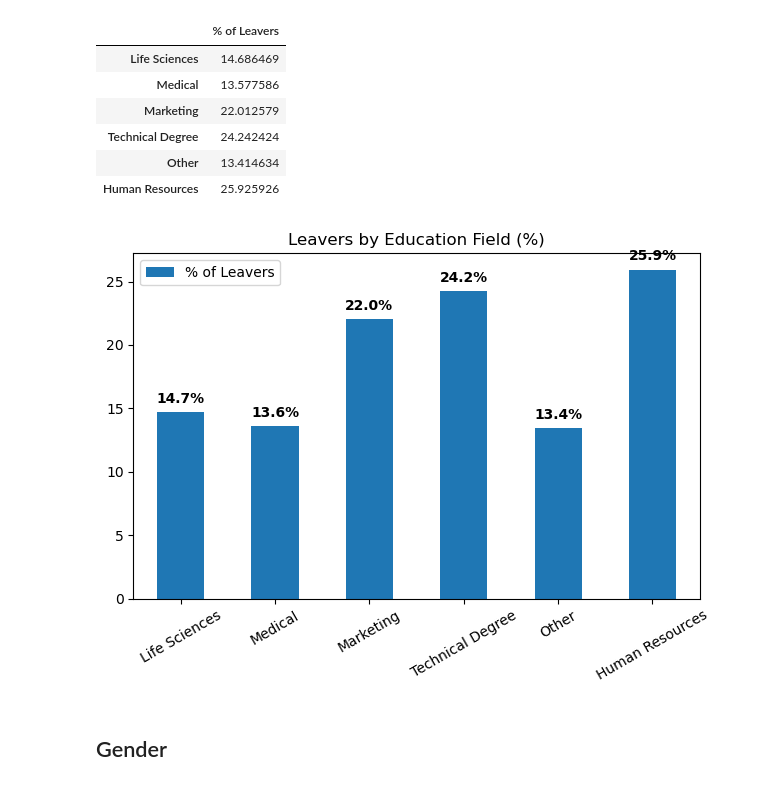
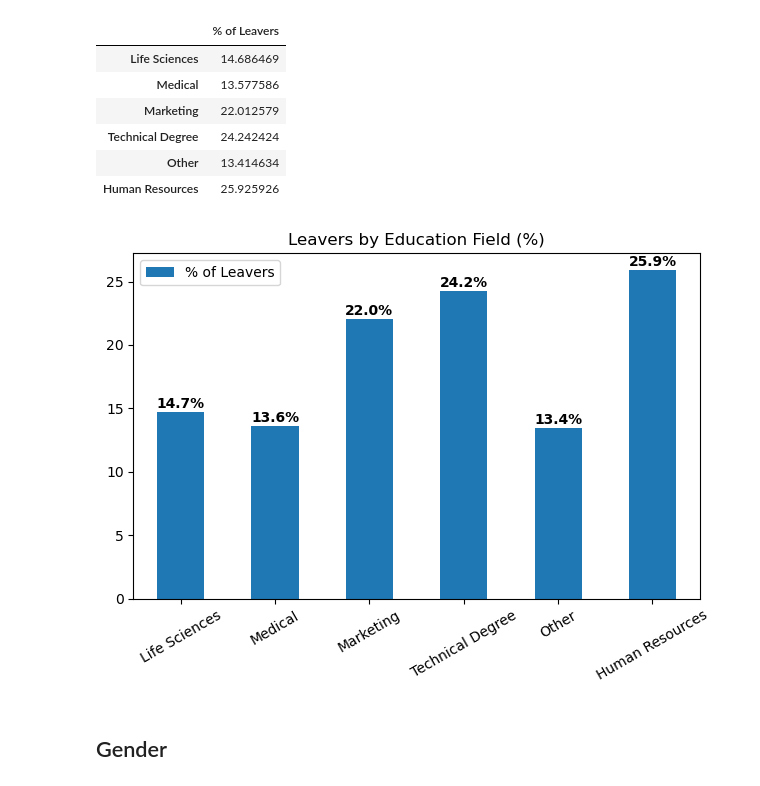
Before and after one commit to ZakariaElKazdam/Attrition-detection, a Jupyter notebook: attrition_detection.ipynb, the cells around one changed output. Saved outputs shown, nothing was run; the diff lists cells and outputs as text; code cells hidden in the pictures.

```diff
--- a/attrition_detection.ipynb
+++ b/attrition_detection.ipynb
@@ -297,19 +297,19 @@ df_EducationField
 # %%
 
 
 ax = df_EducationField.plot(kind='bar',title='Leavers by Education Field (%)')
 plt.xticks(rotation = 30)
 
 for i, (index, row) in enumerate(df_EducationField.iterrows()):
 
     value = row['% of Leavers']
-    ax.text(i, value + 0.5, f'{value:.1f}%',
+    ax.text(i, value + 0.1, f'{value:.1f}%',
             ha='center', va='bottom', fontweight='bold')
 
 plt.tight_layout()
 plt.show()
 # %% [output]
-[figure, old version]
+[figure, new version]
 # %% [markdown]
 ## Gender
 # %%
```
Also changed, not shown: parts of 30 cells of this notebook.
